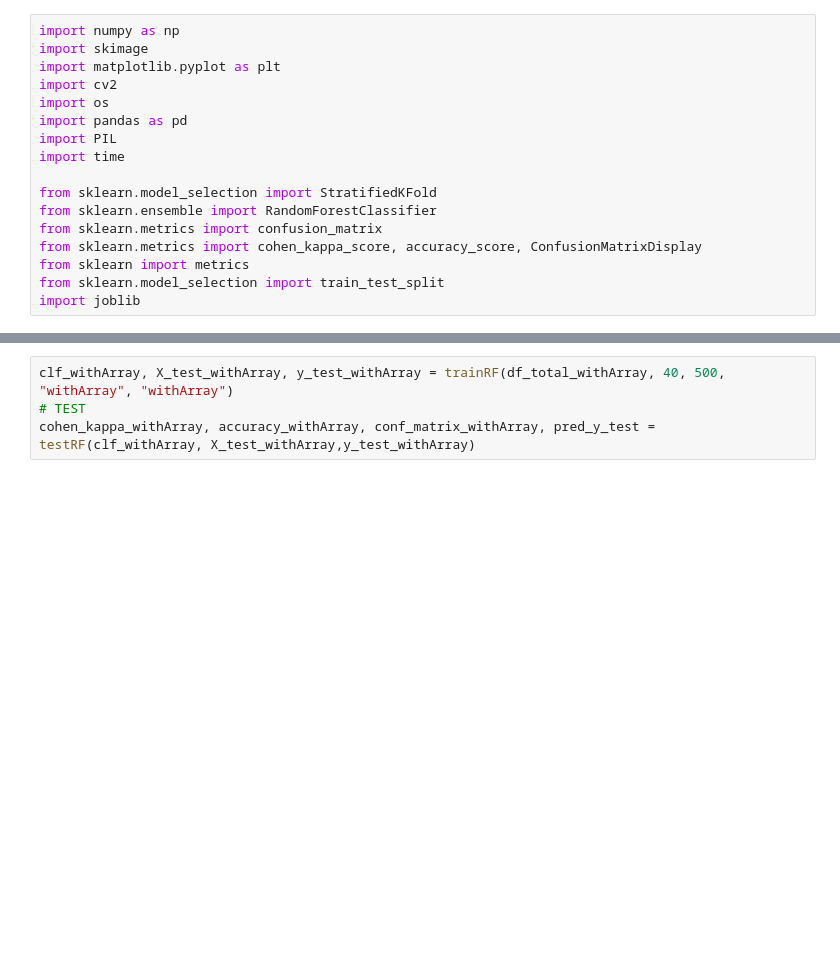
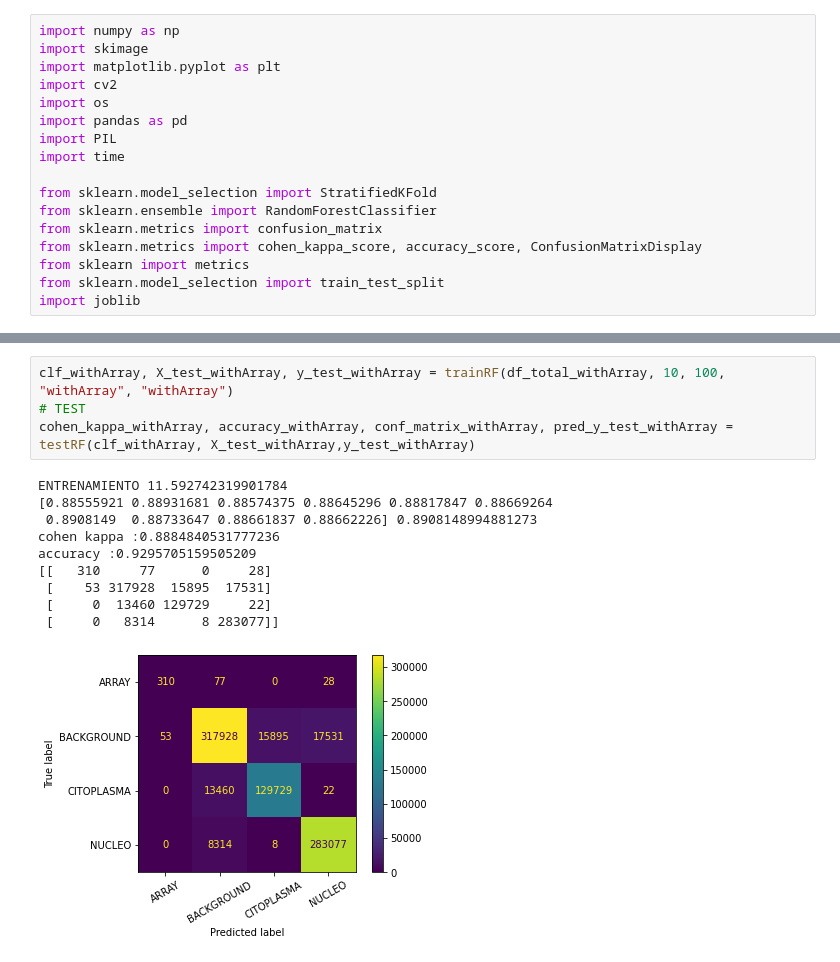
Before and after one commit to eveolsza/pattern-recognition-in-cells, a Jupyter notebook: RandomForest.ipynb, the cells around one changed output, grey strips where cells are left out. Cells and saved outputs as stored; diff of their text form; blank space fills up the shorter version.

```diff
--- a/RandomForest.ipynb
+++ b/RandomForest.ipynb
@@ -121,5 +190,16 @@ cohen_kappa_withoutArray, accuracy_withoutArray, conf_matrix_withoutArray, pred_
 # %%
-clf_withArray, X_test_withArray, y_test_withArray = trainRF(df_total_withArray, 40, 500, "withArray", "withArray")
+clf_withArray, X_test_withArray, y_test_withArray = trainRF(df_total_withArray, 10, 100, "withArray", "withArray")
 # TEST
-cohen_kappa_withArray, accuracy_withArray, conf_matrix_withArray, pred_y_test = testRF(clf_withArray, X_test_withArray,y_test_withArray)
+cohen_kappa_withArray, accuracy_withArray, conf_matrix_withArray, pred_y_test_withArray = testRF(clf_withArray, X_test_withArray,y_test_withArray)
+# %% [output]
+ENTRENAMIENTO 11.592742319901784
+[0.88555921 0.88931681 0.88574375 0.88645296 0.88817847 0.88669264
+ 0.8908149  0.88733647 0.88661837 0.88662226] 0.8908148994881273
+cohen kappa :0.8884840531777236
+accuracy :0.9295705159505209
+[[   310     77      0     28]
+ [    53 317928  15895  17531]
+ [     0  13460 129729     22]
+ [     0   8314      8 283077]]
+[figure, added]
 # %%
```
Also changed, not shown: parts of 18 cells of this notebook, 34 other files.
